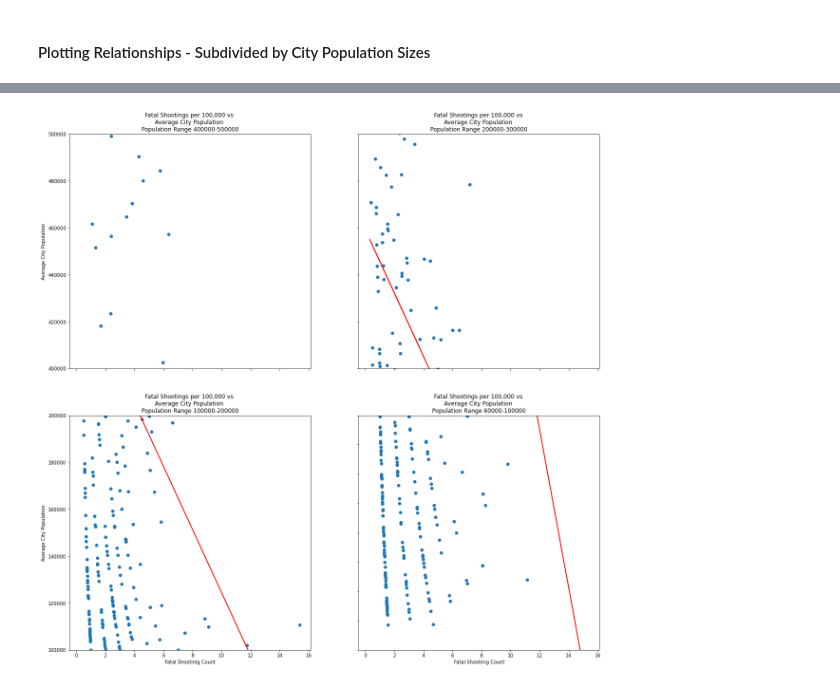
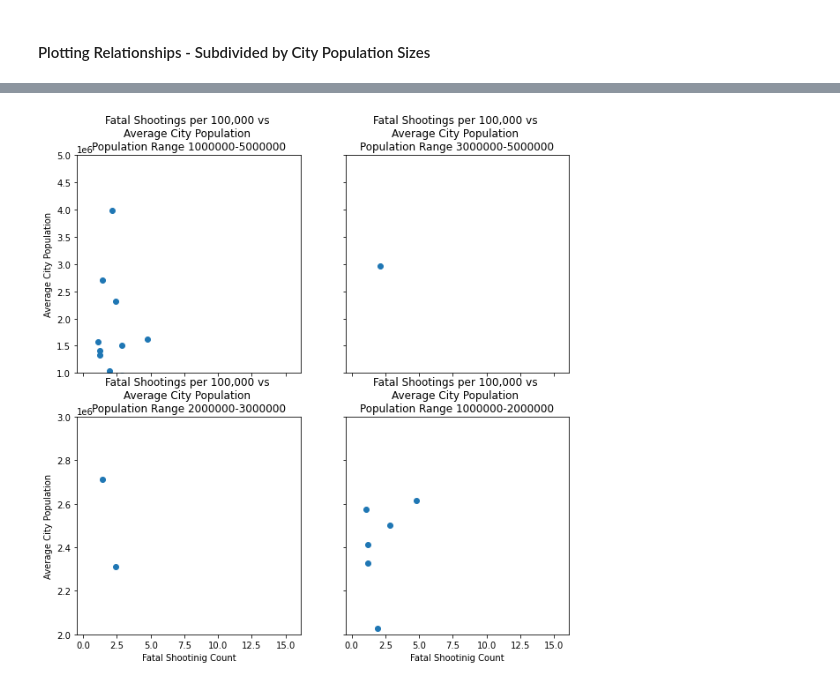
Before and after one commit to szerpa17/fatal-police-shootings, a Jupyter notebook: Analysis_SZ.ipynb, the cells around one changed output, grey strips where cells are left out. Drawn from its saved outputs; the diff is of its cells as text; code cells hidden in the pictures.

```diff
--- a/Analysis_SZ.ipynb
+++ b/Analysis_SZ.ipynb
@@ -389,62 +526,47 @@ y_values = y
 regress_values = x_values * slope + intercept
 line_eq = "y = " + str(round(slope,2)) + "x + " + str(round(intercept,2))
 
-# plt.scatter(x_values,y_values)
-# plt.plot(x_values,regress_values,"r-")
-#annotation = plt.annotate(line_eq,(6,10),fontsize=15,color="red")
-# plt.xlabel(')
-# plt.ylabel('')
-# print(f"The r-squared is: {rvalue**2}")
-#     #  the r squared value is the correlation coefficient, but its made positive
-# plt.show()
-
-# marker_style = dict(marker='o',
-#                     markersize=50000, markerfacecoloralt='tab:red')
-
 #Sets plot into a 2x2 grid
-fig, axs = plt.subplots(2,2, figsize=(20,20))
+fig, axs = plt.subplots(2,2, figsize=(10,10))
 
 # Plot 1
 axs[0, 0].scatter(x, y)
-axs[0, 0].set_title('Fatal Shootings per 100,000 vs \nAverage City Population \nPopulation Range 400000-500000')
+axs[0, 0].set_title('Fatal Shootings per 100,000 vs \nAverage City Population \nPopulation Range 1000000-5000000')
 axs[0, 0].plot(x_values,regress_values,"r-")
 # axs[1, 1].set_ylim(12,16)
-axs[0, 0].set_ylim(400000, 500000)
+axs[0, 0].set_ylim(1000000, 5000000)
 
 # Plot 2
 axs[0, 1].scatter(x, y)
-axs[0, 1].set_title('Fatal Shootings per 100,000 vs \nAverage City Population \nPopulation Range 200000-300000')
+axs[0, 1].set_title('Fatal Shootings per 100,000 vs \nAverage City Population \nPopulation Range 3000000-5000000')
 axs[0, 1].plot(x_values,regress_values,"r-")
 # axs[0, 1].set_ylim(8,12)
-axs[0, 1].set_ylim(200000, 300000)
+axs[0, 1].set_ylim(3000000,5000000)
 
 # Plot 3
 axs[1, 0].scatter(x, y)
-axs[1, 0].set_title('Fatal Shootings per 100,000 vs \nAverage City Population \nPopulation Range 100000-200000')
+axs[1, 0].set_title('Fatal Shootings per 100,000 vs \nAverage City Population \nPopulation Range 2000000-3000000')
 axs[1, 0].plot(x_values,regress_values,"r-")
 # axs[0, 1].set_ylim(4,8)
-axs[1, 0].set_ylim(100000, 200000)
+axs[1, 0].set_ylim(2000000, 3000000)
 
 # Plot 4
 axs[1, 1].scatter(x, y)
 axs[1, 1].plot(x_values,regress_values,"r-")
 #axs[1, 1].annotate(line_eq,(2,20),fontsize=15,color="red")
-axs[1, 1].set_title('Fatal Shootings per 100,000 vs \nAverage City Population \nPopulation Range 60000-100000')
+axs[1, 1].set_title('Fatal Shootings per 100,000 vs \nAverage City Population \nPopulation Range 1000000-2000000')
 #axs[1, 1].set_ylim(50000,100000)
 #axs[1, 1].set_markersize=5000
 # Print out the r-squared value along with the plot.
-axs[1, 1].set_ylim(60000,100000)
+axs[1, 1].set_ylim(1000000,2000000)
 
-# Assign Labels
 for ax in axs.flat:
     ax.set(xlabel='Fatal Shootinig Count', ylabel='Average City Population')
-
+    #ax.plot(**marker_style)
 
 # Hide x labels and tick labels for top plots and y ticks for right plots.
 for ax in axs.flat:
     ax.label_outer()
-
-
     #ax.plot(**marker_style)
 # %% [output]
-[figure, old version]
+[figure, new version]
```
Also changed, not shown: parts of 27 cells of this notebook, 1 other file.
